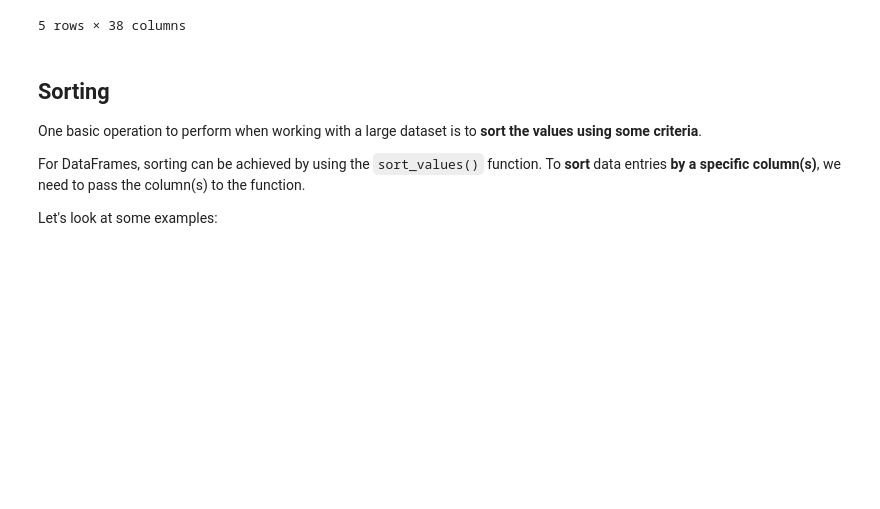
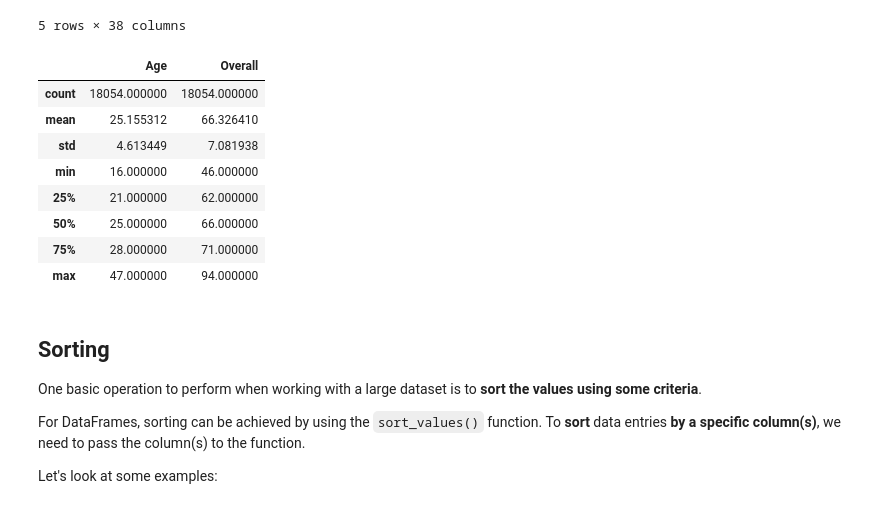
Before and after one commit to Kalungup/Learn-Python-with-Pascal, a Jupyter notebook: Working_With_Dataframes_examples (1).ipynb, the cells around one changed output. Saved outputs shown, nothing was run; the diff lists cells and outputs as text; code cells hidden in the pictures; blank space fills up the shorter version.

```diff
--- a/Working_With_Dataframes_examples (1).ipynb
+++ b/Working_With_Dataframes_examples (1).ipynb
@@ -52,6 +56,18 @@ df.head()
 | L. Suárez | 30 | Uruguay | 92 | 88 | 78 | 86 | 60 | 91 | 83 | ... |
 | M. Neuer | 31 | Germany | 92 | 58 | 29 | 52 | 35 | 48 | 70 | ... |
 5 rows × 38 columns
+# %%
+df.describe()
+# %% [output]
+|  | Age | Overall |
+| count | 18054.000000 | 18054.000000 |
+| mean | 25.155312 | 66.326410 |
+| std | 4.613449 | 7.081938 |
+| min | 16.000000 | 46.000000 |
+| 25% | 21.000000 | 62.000000 |
+| 50% | 25.000000 | 66.000000 |
+| 75% | 28.000000 | 71.000000 |
+| max | 47.000000 | 94.000000 |
 # %% [markdown]
 ## Sorting
 
```
Also changed, not shown: parts of 16 cells of this notebook, 1 other file.
